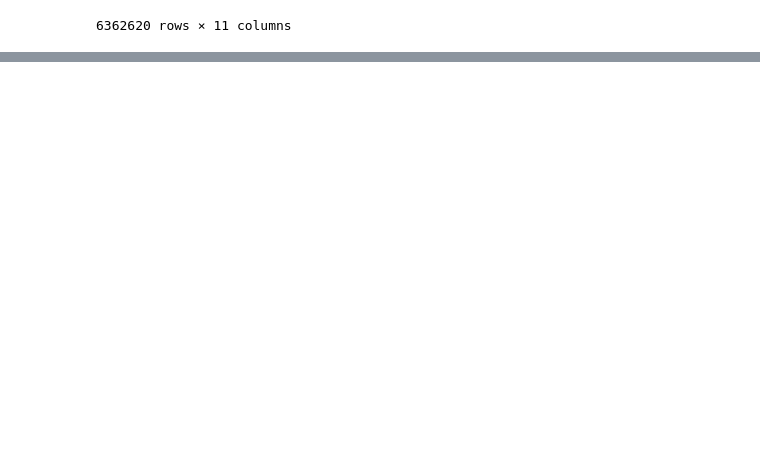
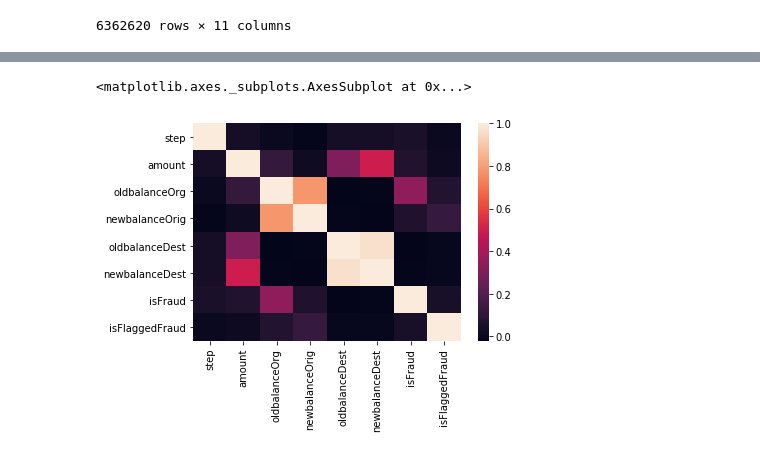
Before and after one commit to ankkit24/banking_transaction_fraud_detection, a Jupyter notebook: project_notebook.ipynb, the cells around one changed output, grey strips where cells are left out. Drawn from its saved outputs; the diff is of its cells as text; code cells hidden in the pictures; blank space fills up the shorter version.

```diff
--- a/project_notebook.ipynb
+++ b/project_notebook.ipynb
@@ -60,15 +72,15 @@ Percentage frauds: 0.0012924888191769902
 # %%
-# the below data nad plot shows the distribution of the fraud transactions in the type of data
+# the below data and plot shows the distribution of the fraud transactions in the type of data
 
 # types of fraud transactions
-fraud_trans = list(trans_data.loc[trans_data.isFraud==1].type.drop_duplicates().values)
+fraud_trans = list(df2.loc[df2.isFraud==1].type.drop_duplicates().values)
 print('Types of transactions that have Frauds: ',fraud_trans)
 
 # plot for the same
 fraud_count = trans_data.groupby(['isFraud','type']).size().plot(kind='bar')
 
 # removing the data which do not have fraudalant transactions
-trans_data_new = trans_data.loc[(trans_data['type'].isin(['TRANSFER','CASH_OUT'])),:]
+trans_data_new = df2.loc[(df2['type'].isin(['TRANSFER','CASH_OUT'])),:]
 trans_data_new
 # %% [output]
 Types of transactions that have Frauds:  ['TRANSFER', 'CASH_OUT']
@@ -93,0 +105,5 @@ Types of transactions that have Frauds:  ['TRANSFER', 'CASH_OUT']
+# %%
+sns.heatmap(trans_data_new.corr())
+# %% [output]
+<matplotlib.axes._subplots.AxesSubplot at 0x...>
+[figure, added]
```
Also changed, not shown: parts of 16 cells of this notebook.
